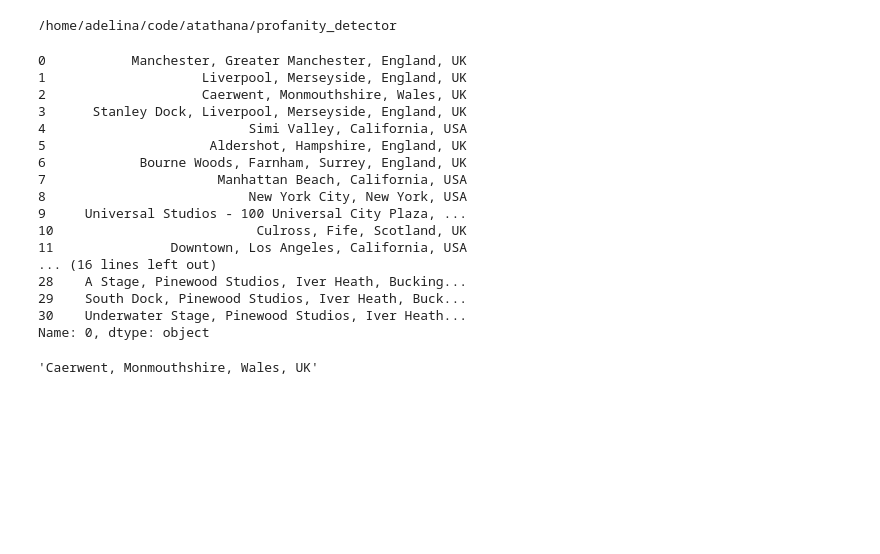
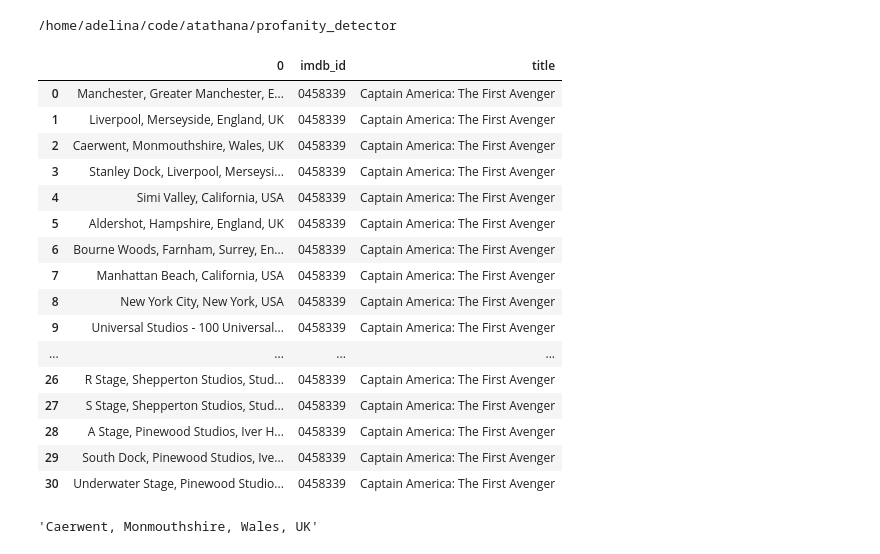
Before and after one commit to atathana/profanity_detector, a Jupyter notebook: feature_enhancement.ipynb, the cells around one changed output. Cells and saved outputs as stored; diff of their text form; code cells hidden in the pictures; blank space fills up the shorter version.

Commit message:
Getting updates from changes to data

```diff
--- a/feature_enhancement.ipynb
+++ b/feature_enhancement.ipynb
@@ -7,27 +7,29 @@ from profanity_detector import get_data
 from geopy.geocoders import Nominatim
 from imdb import Cinemagoer
+# %%
+movie_data = get_all_movie_data ("Captain America")
 # %%
-movie_location = get_movie_locations_df("Captain America")
+movie_location = get_movie_locations_df(movie_data)
 # %%
-movie_location[0]
+movie_location
 # %% [output]
-0           Manchester, Greater Manchester, England, UK
-1                    Liverpool, Merseyside, England, UK
-2                    Caerwent, Monmouthshire, Wales, UK
-3      Stanley Dock, Liverpool, Merseyside, England, UK
-4                          Simi Valley, California, USA
-5                     Aldershot, Hampshire, England, UK
-6            Bourne Woods, Farnham, Surrey, England, UK
-7                      Manhattan Beach, California, USA
-8                          New York City, New York, USA
-9     Universal Studios - 100 Universal City Plaza, ...
-10                          Culross, Fife, Scotland, UK
-11               Downtown, Los Angeles, California, USA
-... (16 lines left out)
-28    A Stage, Pinewood Studios, Iver Heath, Bucking...
-29    South Dock, Pinewood Studios, Iver Heath, Buck...
-30    Underwater Stage, Pinewood Studios, Iver Heath...
-Name: 0, dtype: object
+|  | 0 | imdb_id | title |
+| 0 | Manchester, Greater Manchester, E... | 0458339 | Captain America: The First Avenger |
+| 1 | Liverpool, Merseyside, England, UK | 0458339 | Captain America: The First Avenger |
+| 2 | Caerwent, Monmouthshire, Wales, UK | 0458339 | Captain America: The First Avenger |
+| 3 | Stanley Dock, Liverpool, Merseysi... | 0458339 | Captain America: The First Avenger |
+| 4 | Simi Valley, California, USA | 0458339 | Captain America: The First Avenger |
+| 5 | Aldershot, Hampshire, England, UK | 0458339 | Captain America: The First Avenger |
+| 6 | Bourne Woods, Farnham, Surrey, En... | 0458339 | Captain America: The First Avenger |
+| 7 | Manhattan Beach, California, USA | 0458339 | Captain America: The First Avenger |
+| 8 | New York City, New York, USA | 0458339 | Captain America: The First Avenger |
+| 9 | Universal Studios - 100 Universal... | 0458339 | Captain America: The First Avenger |
+| ... | ... | ... | ... |
+| 26 | R Stage, Shepperton Studios, Stud... | 0458339 | Captain America: The First Avenger |
+| 27 | S Stage, Shepperton Studios, Stud... | 0458339 | Captain America: The First Avenger |
+| 28 | A Stage, Pinewood Studios, Iver H... | 0458339 | Captain America: The First Avenger |
+| 29 | South Dock, Pinewood Studios, Ive... | 0458339 | Captain America: The First Avenger |
+| 30 | Underwater Stage, Pinewood Studio... | 0458339 | Captain America: The First Avenger |
 # %%
 movie_location[0][2]
 # %% [output]
```
Also changed, not shown: parts of 1 cell of this notebook, 1 other file.
